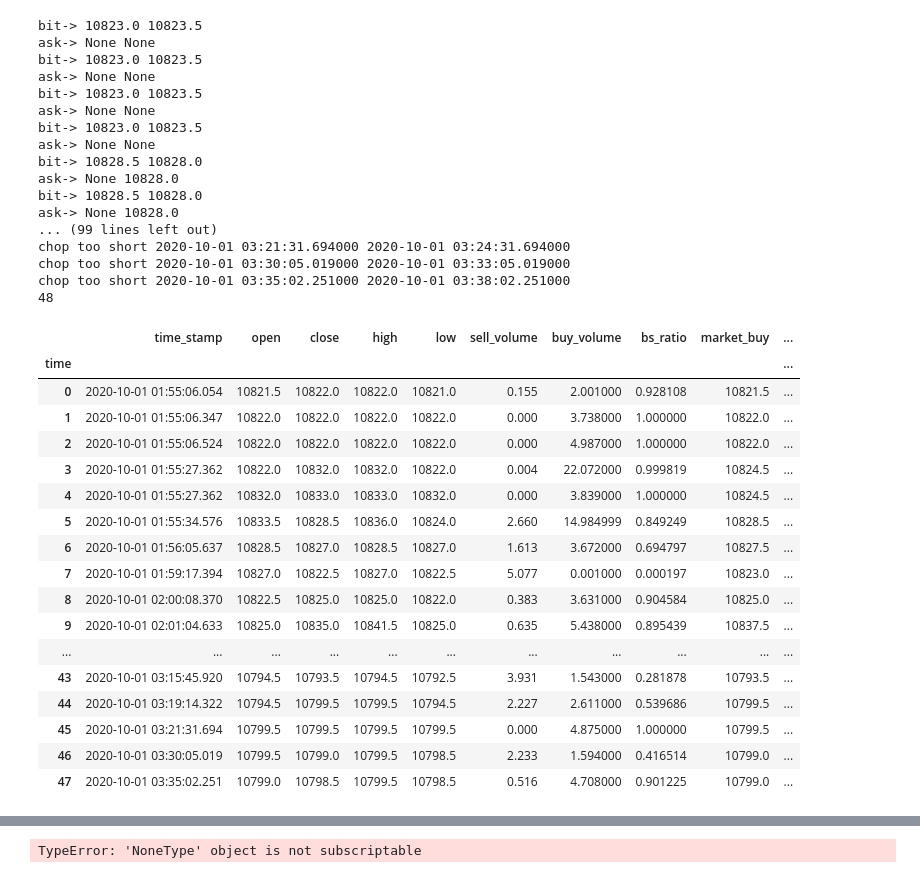
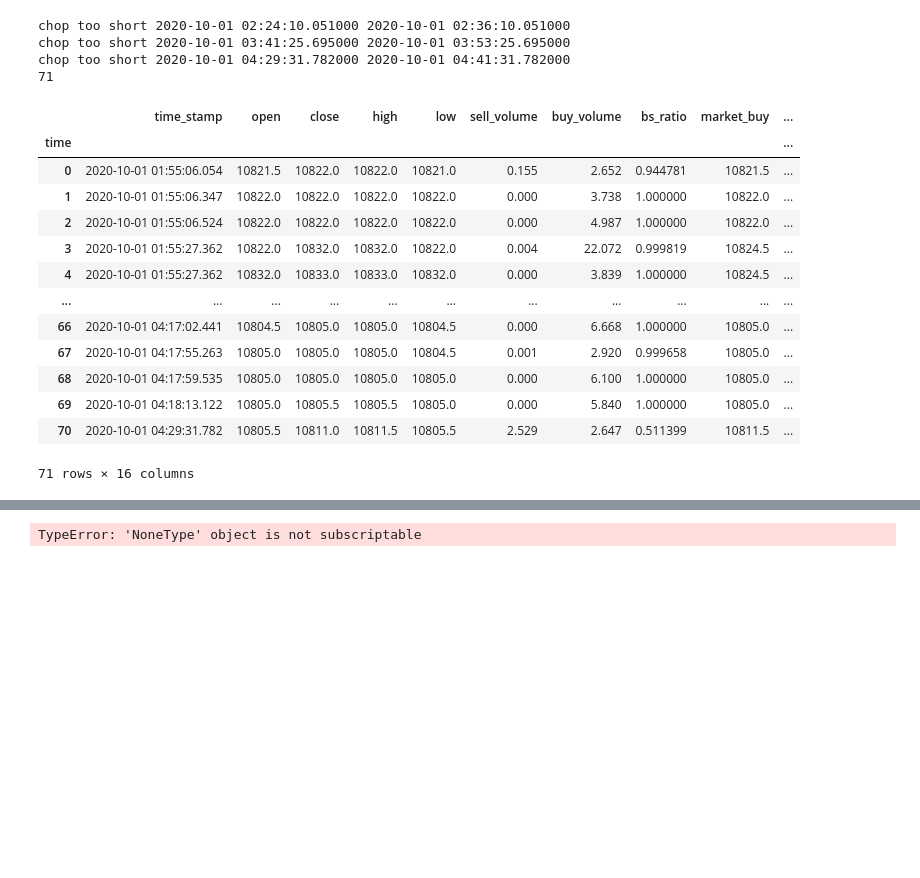
Before and after one commit to yasstake/ftxmmf, a Jupyter notebook: notebook/board_merge.ipynb, the cells around one changed output, grey strips where cells are left out. Saved outputs shown, nothing was run; the diff lists cells and outputs as text; code cells hidden in the pictures; blank space fills up the shorter version.

```diff
--- a/notebook/board_merge.ipynb
+++ b/notebook/board_merge.ipynb
@@ -22,5 +22,6 @@ history1 = load_file(root_path+files[0])
 history2 = load_file(root_path+files[1])
 history3 = load_file(root_path+files[2])
 history4 = load_file(root_path+files[3])
+history5 = load_file(root_path+files[4])
 # %%
 history1.merge_log(history2)
@@ -112,46 +82,30 @@ chop too short 2020-10-01 02:39:38.712000 2020-10-01 02:42:38.712000
 # %%
 history3.merge_log(history4)
+history3.merge_log(history5)
 history3.setup_dollar_bar(tick_vol=5)
 history3.update_price()
 history3.update_q_value()
 print(len(history3.dollar_bar))
 history3.dollar_bar
 # %% [output]
-bit-> 10823.0 10823.5
-ask-> None None
-bit-> 10823.0 10823.5
-ask-> None None
-bit-> 10823.0 10823.5
-ask-> None None
-bit-> 10823.0 10823.5
-ask-> None None
-bit-> 10828.5 10828.0
-ask-> None 10828.0
-bit-> 10828.5 10828.0
-ask-> None 10828.0
-... (99 lines left out)
-chop too short 2020-10-01 03:21:31.694000 2020-10-01 03:24:31.694000
-chop too short 2020-10-01 03:30:05.019000 2020-10-01 03:33:05.019000
-chop too short 2020-10-01 03:35:02.251000 2020-10-01 03:38:02.251000
-48
+chop too short 2020-10-01 02:24:10.051000 2020-10-01 02:36:10.051000
+chop too short 2020-10-01 03:41:25.695000 2020-10-01 03:53:25.695000
+chop too short 2020-10-01 04:29:31.782000 2020-10-01 04:41:31.782000
+71
 |  | time_stamp | open | close | high | low | sell_volume | buy_volume | bs_ratio | market_buy | ... |
 | time |  |  |  |  |  |  |  |  |  | ... |
-| 0 | 2020-10-01 01:55:06.054 | 10821.5 | 10822.0 | 10822.0 | 10821.0 | 0.155 | 2.001000 | 0.928108 | 10821.5 | ... |
-| 1 | 2020-10-01 01:55:06.347 | 10822.0 | 10822.0 | 10822.0 | 10822.0 | 0.000 | 3.738000 | 1.000000 | 10822.0 | ... |
-| 2 | 2020-10-01 01:55:06.524 | 10822.0 | 10822.0 | 10822.0 | 10822.0 | 0.000 | 4.987000 | 1.000000 | 10822.0 | ... |
-| 3 | 2020-10-01 01:55:27.362 | 10822.0 | 10832.0 | 10832.0 | 10822.0 | 0.004 | 22.072000 | 0.999819 | 10824.5 | ... |
-| 4 | 2020-10-01 01:55:27.362 | 10832.0 | 10833.0 | 10833.0 | 10832.0 | 0.000 | 3.839000 | 1.000000 | 10824.5 | ... |
-| 5 | 2020-10-01 01:55:34.576 | 10833.5 | 10828.5 | 10836.0 | 10824.0 | 2.660 | 14.984999 | 0.849249 | 10828.5 | ... |
-| 6 | 2020-10-01 01:56:05.637 | 10828.5 | 10827.0 | 10828.5 | 10827.0 | 1.613 | 3.672000 | 0.694797 | 10827.5 | ... |
-| 7 | 2020-10-01 01:59:17.394 | 10827.0 | 10822.5 | 10827.0 | 10822.5 | 5.077 | 0.001000 | 0.000197 | 10823.0 | ... |
-| 8 | 2020-10-01 02:00:08.370 | 10822.5 | 10825.0 | 10825.0 | 10822.0 | 0.383 | 3.631000 | 0.904584 | 10825.0 | ... |
-| 9 | 2020-10-01 02:01:04.633 | 10825.0 | 10835.0 | 10841.5 | 10825.0 | 0.635 | 5.438000 | 0.895439 | 10837.5 | ... |
+| 0 | 2020-10-01 01:55:06.054 | 10821.5 | 10822.0 | 10822.0 | 10821.0 | 0.155 | 2.652 | 0.944781 | 10821.5 | ... |
+| 1 | 2020-10-01 01:55:06.347 | 10822.0 | 10822.0 | 10822.0 | 10822.0 | 0.000 | 3.738 | 1.000000 | 10822.0 | ... |
+| 2 | 2020-10-01 01:55:06.524 | 10822.0 | 10822.0 | 10822.0 | 10822.0 | 0.000 | 4.987 | 1.000000 | 10822.0 | ... |
+| 3 | 2020-10-01 01:55:27.362 | 10822.0 | 10832.0 | 10832.0 | 10822.0 | 0.004 | 22.072 | 0.999819 | 10824.5 | ... |
+| 4 | 2020-10-01 01:55:27.362 | 10832.0 | 10833.0 | 10833.0 | 10832.0 | 0.000 | 3.839 | 1.000000 | 10824.5 | ... |
 | ... | ... | ... | ... | ... | ... | ... | ... | ... | ... | ... |
-| 43 | 2020-10-01 03:15:45.920 | 10794.5 | 10793.5 | 10794.5 | 10792.5 | 3.931 | 1.543000 | 0.281878 | 10793.5 | ... |
-| 44 | 2020-10-01 03:19:14.322 | 10794.5 | 10799.5 | 10799.5 | 10794.5 | 2.227 | 2.611000 | 0.539686 | 10799.5 | ... |
-| 45 | 2020-10-01 03:21:31.694 | 10799.5 | 10799.5 | 10799.5 | 10799.5 | 0.000 | 4.875000 | 1.000000 | 10799.5 | ... |
-| 46 | 2020-10-01 03:30:05.019 | 10799.5 | 10799.0 | 10799.5 | 10798.5 | 2.233 | 1.594000 | 0.416514 | 10799.0 | ... |
-| 47 | 2020-10-01 03:35:02.251 | 10799.0 | 10798.5 | 10799.5 | 10798.5 | 0.516 | 4.708000 | 0.901225 | 10799.0 | ... |
+| 66 | 2020-10-01 04:17:02.441 | 10804.5 | 10805.0 | 10805.0 | 10804.5 | 0.000 | 6.668 | 1.000000 | 10805.0 | ... |
+| 67 | 2020-10-01 04:17:55.263 | 10805.0 | 10805.0 | 10805.0 | 10804.5 | 0.001 | 2.920 | 0.999658 | 10805.0 | ... |
+| 68 | 2020-10-01 04:17:59.535 | 10805.0 | 10805.0 | 10805.0 | 10805.0 | 0.000 | 6.100 | 1.000000 | 10805.0 | ... |
+| 69 | 2020-10-01 04:18:13.122 | 10805.0 | 10805.5 | 10805.5 | 10805.0 | 0.000 | 5.840 | 1.000000 | 10805.0 | ... |
+| 70 | 2020-10-01 04:29:31.782 | 10805.5 | 10811.0 | 10811.5 | 10805.5 | 2.529 | 2.647 | 0.511399 | 10811.5 | ... |
+71 rows × 16 columns
 # %%
 history1.merge_dollar_bar(history2)
 print(len(history1.dollar_bar))
```
Also changed, not shown: parts of 6 cells of this notebook, 1 other file.
